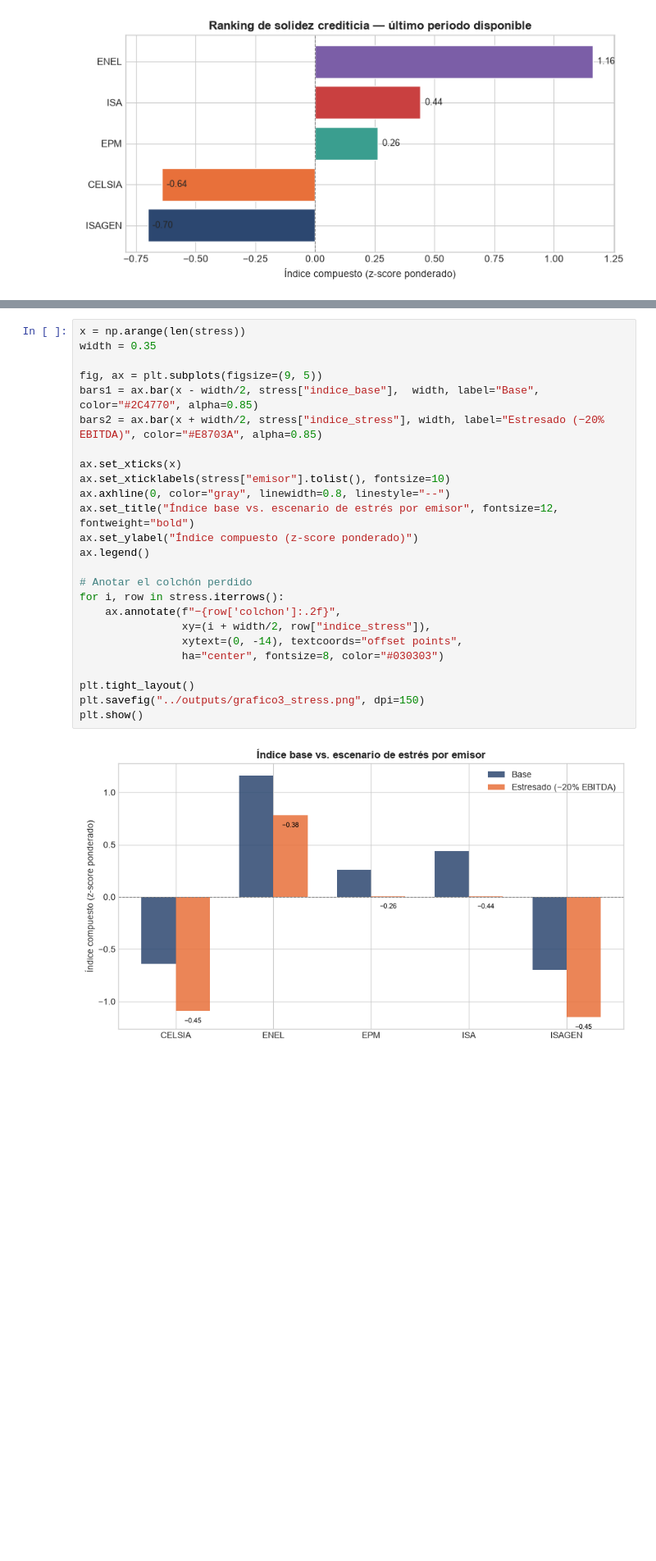
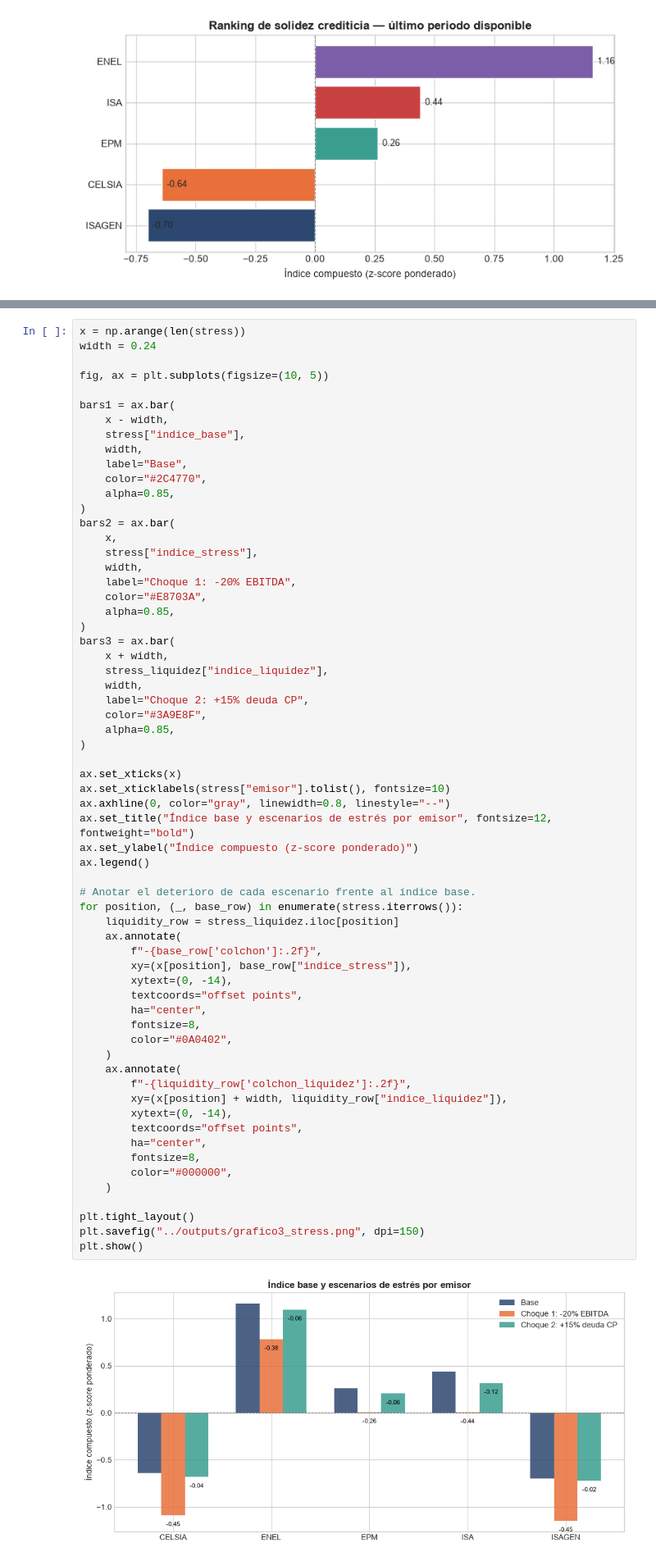
Before and after one commit to sijmon45/credit-risk-colombia, a Jupyter notebook: notebooks/Construccion_ratios_resultados.ipynb, the cells around one changed output, grey strips where cells are left out. Shown at 82% size. Cells and saved outputs as stored; diff of their text form; blank space fills up the shorter version.

```diff
--- a/notebooks/Construccion_ratios_resultados.ipynb
+++ b/notebooks/Construccion_ratios_resultados.ipynb
@@ -285,29 +344,67 @@ El ranking resume la solidez relativa en el último período disponible de cada
 Según los resultados, ENEL ocupa el primer lugar, seguido de ISA y EPM. CELSIA e ISAGEN ocupan las posiciones inferiores. Este orden no debe interpretarse como una calificación crediticia definitiva, porque depende de la muestra, los pesos elegidos y la calidad de los datos imputados.
 # %%
 x = np.arange(len(stress))
-width = 0.35
+width = 0.24
 
-fig, ax = plt.subplots(figsize=(9, 5))
-bars1 = ax.bar(x - width/2, stress["indice_base"],  width, label="Base",     color="#2C4770", alpha=0.85)
-bars2 = ax.bar(x + width/2, stress["indice_stress"], width, label="Estresado (−20% EBITDA)", color="#E8703A", alpha=0.85)
+fig, ax = plt.subplots(figsize=(10, 5))
+
+bars1 = ax.bar(
+    x - width,
+    stress["indice_base"],
+    width,
+    label="Base",
+    color="#2C4770",
+    alpha=0.85,
+)
+bars2 = ax.bar(
+    x,
+    stress["indice_stress"],
+    width,
+    label="Choque 1: -20% EBITDA",
+    color="#E8703A",
+    alpha=0.85,
+)
+bars3 = ax.bar(
+    x + width,
+    stress_liquidez["indice_liquidez"],
+    width,
+    label="Choque 2: +15% deuda CP",
+    color="#3A9E8F",
+    alpha=0.85,
+)
 
 ax.set_xticks(x)
 ax.set_xticklabels(stress["emisor"].tolist(), fontsize=10)
 ax.axhline(0, color="gray", linewidth=0.8, linestyle="--")
-ax.set_title("Índice base vs. escenario de estrés por emisor", fontsize=12, fontweight="bold")
+ax.set_title("Índice base y escenarios de estrés por emisor", fontsize=12, fontweight="bold")
 ax.set_ylabel("Índice compuesto (z-score ponderado)")
 ax.legend()
 
-# Anotar el colchón perdido
-for i, row in stress.iterrows():
-    ax.annotate(f"−{row['colchon']:.2f}",
-                xy=(i + width/2, row["indice_stress"]),
-                xytext=(0, -14), textcoords="offset points",
-                ha="center", fontsize=8, color="#030303")
+# Anotar el deterioro de cada escenario frente al índice base.
+for position, (_, base_row) in enumerate(stress.iterrows()):
+    liquidity_row = stress_liquidez.iloc[position]
+    ax.annotate(
+        f"-{base_row['colchon']:.2f}",
+        xy=(x[position], base_row["indice_stress"]),
+        xytext=(0, -14),
+        textcoords="offset points",
+        ha="center",
+        fontsize=8,
+        color="#0A0402",
+    )
+    ax.annotate(
+        f"-{liquidity_row['colchon_liquidez']:.2f}",
+        xy=(x[position] + width, liquidity_row["indice_liquidez"]),
+        xytext=(0, -14),
+        textcoords="offset points",
+        ha="center",
+        fontsize=8,
+        color="#000000",
+    )
 
 plt.tight_layout()
 plt.savefig("../outputs/grafico3_stress.png", dpi=150)
 plt.show()
 # %% [output]
-[figure, old version]
+[figure, new version]
 # %% [markdown]
```
Also changed, not shown: parts of 10 cells of this notebook, 3 other files.
